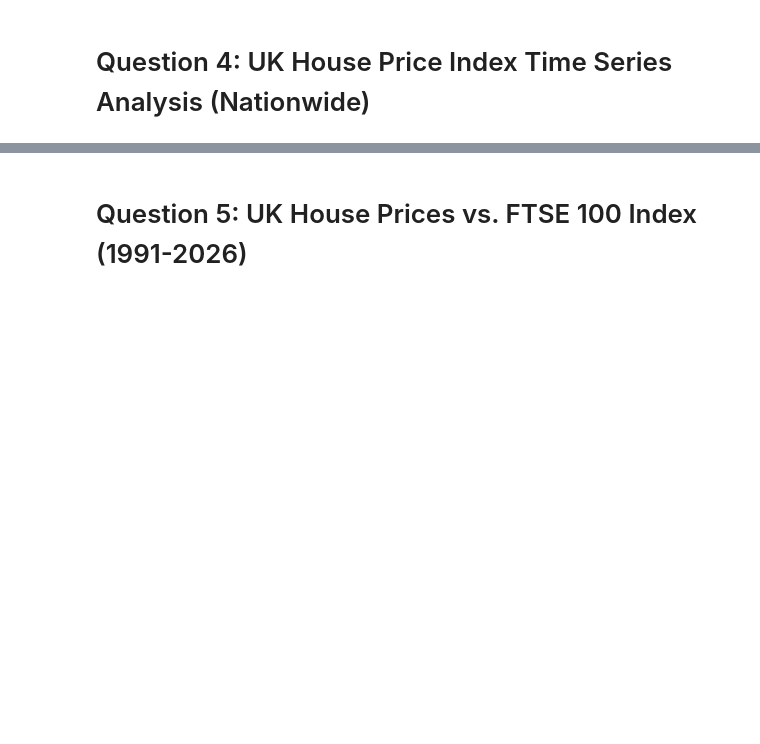
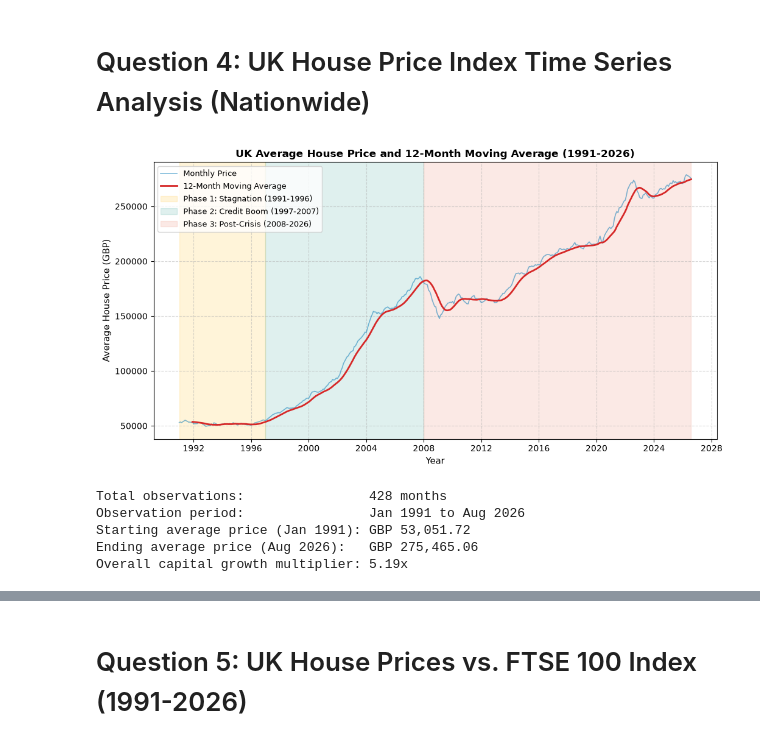
Before and after one commit to Alaindeve1/DIAML_3, a Jupyter notebook: nalain_DIAML_Assignment3.ipynb, the cells around one changed output, grey strips where cells are left out. Cells and saved outputs as stored; diff of their text form; code cells hidden in the pictures; blank space fills up the shorter version.

```diff
--- a/nalain_DIAML_Assignment3.ipynb
+++ b/nalain_DIAML_Assignment3.ipynb
@@ -362,42 +482,52 @@ print(f"Trimmed Spearman Rank (Raw GDP): rho = {trim_spearman_rho:.4f}  (p = {tr
 # %% [markdown]
 # Question 4: UK House Price Index Time Series Analysis (Nationwide)
 # %%
-# (a) Load UK monthly house price series and overlay 12-month moving average
+# (a) Load UK monthly house price series, overlay 12-month MA, and shade 3 historical phases
 import pandas as pd
 import numpy as np
 import matplotlib.pyplot as plt
 
 # 1. Load data from Excel (Sheet 'Monthly')
 uk_housing_raw = pd.read_excel('Monthly.xlsx', sheet_name='Monthly')
-
-# Extract Date and Average House Price columns
 uk_housing_df = uk_housing_raw.iloc[:, [0, 1]].dropna().copy()
 uk_housing_df.columns = ['date', 'average_price']
 uk_housing_df['date'] = pd.to_datetime(uk_housing_df['date'])
 uk_housing_df = uk_housing_df.sort_values('date').reset_index(drop=True)
 
 # 2. Calculate 12-month rolling moving average
 uk_housing_df['ma_12_month'] = uk_housing_df['average_price'].rolling(window=12).mean()
 
-# 3. Time series plot with moving average overlay
-plt.figure(figsize=(10, 5.5))
-plt.plot(uk_housing_df['date'], uk_housing_df['average_price'], label='Monthly Average Price (£)', color='#0077b6', alpha=0.6, linewidth=1.2)
-plt.plot(uk_housing_df['date'], uk_housing_df['ma_12_month'], label='12-Month Moving Average (£)', color='#d62828', linewidth=2.0)
+# 3. Plot with shaded macroeconomic regimes
+plt.figure(figsize=(10.5, 5.5))
+plt.plot(uk_housing_df['date'], uk_housing_df['average_price'], label='Monthly Price', color='#0077b6', alpha=0.5, linewidth=1.2)
+plt.plot(uk_housing_df['date'], uk_housing_df['ma_12_month'], label='12-Month Moving Average', color='#d62828', linewidth=2.0)
+
+# Soft background spans for the 3 phases
+plt.axvspan(pd.to_datetime('1991-01-01'), pd.to_datetime('1996-12-31'), color='#ffb703', alpha=0.15, label='Phase 1: Stagnation (1991-1996)')
+plt.axvspan(pd.to_datetime('1997-01-01'), pd.to_datetime('2007-12-31'), color='#2a9d8f', alpha=0.15, label='Phase 2: Credit Boom (1997-2007)')
+plt.axvspan(pd.to_datetime('2008-01-01'), pd.to_datetime('2026-08-01'), color='#e76f51', alpha=0.15, label='Phase 3: Post-Crisis (2008-2026)')
 
 plt.xlabel('Year', fontsize=11)
-plt.ylabel('Average House Price (£)', fontsize=11)
-plt.title('UK Average House Price Time Series and 12-Month Moving Average (1991-2026)', fontsize=12, fontweight='bold')
-plt.legend(frameon=True, facecolor='white', loc='upper left')
+plt.ylabel('Average House Price (GBP)', fontsize=11)
+plt.title('UK Average House Price and 12-Month Moving Average (1991-2026)', fontsize=12, fontweight='bold')
+plt.legend(frameon=True, loc='upper left', fontsize=9.5)
 plt.grid(True, linestyle='--', alpha=0.5)
 plt.tight_layout()
 plt.show()
 
-# Display dataset summary
-print(f"Total observations: {len(uk_housing_df)} months")
-print(f"Observation period: {uk_housing_df['date'].iloc[0].strftime('%b %Y')} to {uk_housing_df['date'].iloc[-1].strftime('%b %Y')}")
-print(f"Starting average price ({uk_housing_df['date'].iloc[0].strftime('%b %Y')}): £{uk_housing_df['average_price'].iloc[0]:,.2f}")
-print(f"Ending average price ({uk_housing_df['date'].iloc[-1].strftime('%b %Y')}):   £{uk_housing_df['average_price'].iloc[-1]:,.2f}")
+# Display summary range
+print(f"Total observations:                {len(uk_housing_df)} months")
+print(f"Observation period:                {uk_housing_df['date'].iloc[0].strftime('%b %Y')} to {uk_housing_df['date'].iloc[-1].strftime('%b %Y')}")
+print(f"Starting average price (Jan 1991): GBP {uk_housing_df['average_price'].iloc[0]:,.2f}")
+print(f"Ending average price (Aug 2026):   GBP {uk_housing_df['average_price'].iloc[-1]:,.2f}")
 print(f"Overall capital growth multiplier: {uk_housing_df['average_price'].iloc[-1] / uk_housing_df['average_price'].iloc[0]:.2f}x")
+# %% [output]
+[figure, added]
+Total observations:                428 months
+Observation period:                Jan 1991 to Aug 2026
+Starting average price (Jan 1991): GBP 53,051.72
+Ending average price (Aug 2026):   GBP 275,465.06
+Overall capital growth multiplier: 5.19x
 # %%
 # (b) Calculate Year-on-Year (YoY) percentage change, plot series, and identify extremes
 
```
Also changed, not shown: parts of 19 cells of this notebook.
